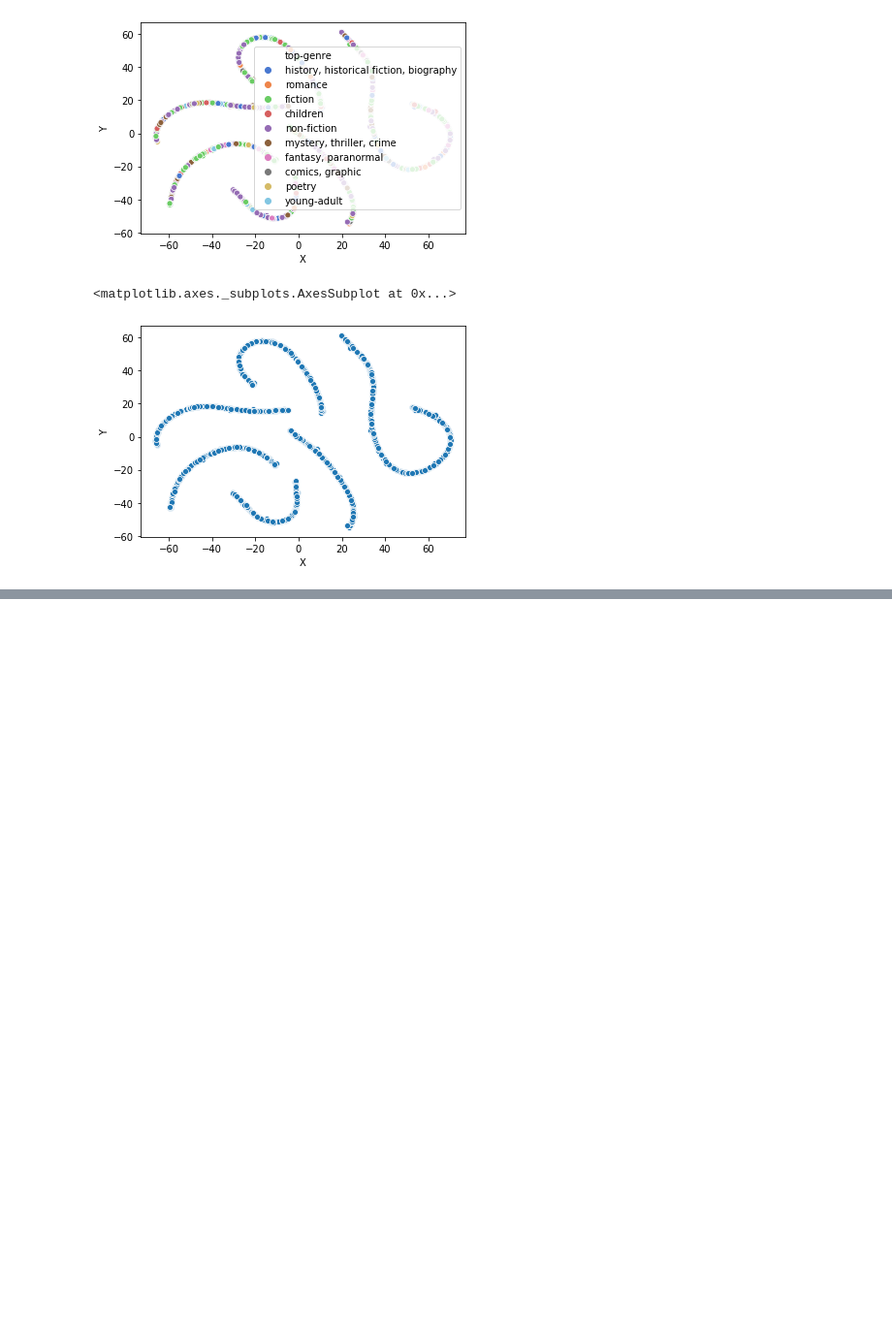
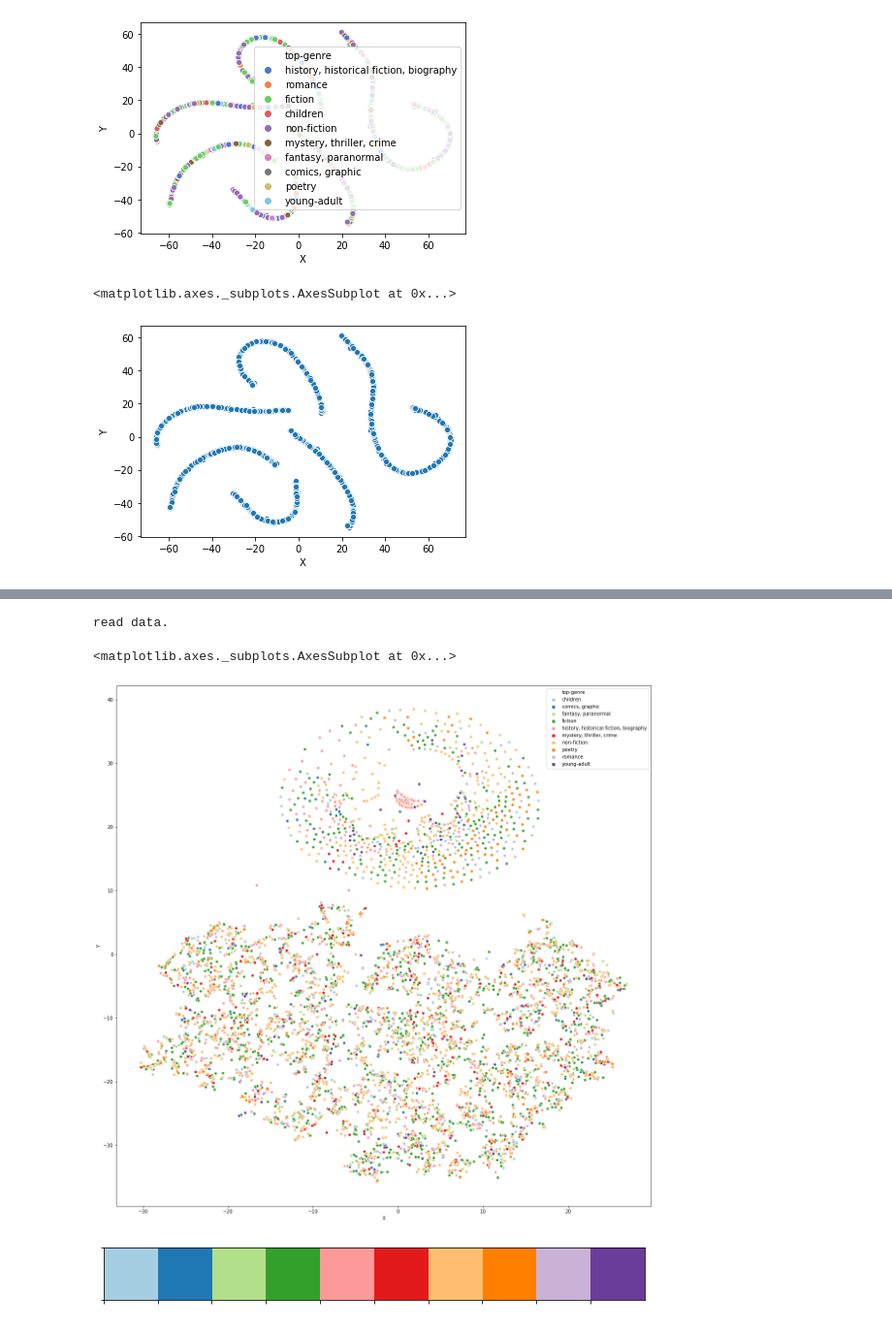
Before and after one commit to Ambbbbberwang/guess_u_like, a Jupyter notebook: OLD/ScratchWork.ipynb, the cells around one changed output, grey strips where cells are left out. Shown at 97% size. Cells and saved outputs as stored; diff of their text form; code cells hidden in the pictures; blank space fills up the shorter version.

```diff
--- a/OLD/ScratchWork.ipynb
+++ b/OLD/ScratchWork.ipynb
@@ -296 +367,49 @@ sns.scatterplot(x="X", y="Y", data=tsne_df)
+# %%
+items = pd.read_csv(path4, engine='python', header=None)
+print('read data.')
+#print(items.head())
+num_features = items.shape[1]
+items.head()
+# sample data
+#items = items.sample(n=sample, random_state=seed, replace=False)
+items = items.iloc[0:sample, :]
+items=items.sort_values(items.columns[-1])
+#print('sampled data.')
+
+#print(items.head())
+
+X = items.iloc[:,1:num_features-1]
+standardized_X = preprocessing.scale(X)
+
+#items['code'] = pd.Categorical(items.iloc[:,-1])
+#items['code'] = items['code'].cat.codes
+
+
+tsne = TSNE(n_components=2, random_state=seed, perplexity=80, n_iter = 600)
+tsne_obj= tsne.fit_transform(standardized_X)
+tsne_df = pd.DataFrame({'X':tsne_obj[:,0],'Y':tsne_obj[:,1],'top-genre':items.iloc[:,-1]})
+
+# plt.figure(figsize=(12,12))
+# plt.scatter(x=tsne_df['X'], y=tsne_df['Y'], c=items.code, cmap='Spectral')
+# plt.legend(items.code, items.iloc[:,-1])
+
+# plt.show()
+
+
+sns.scatterplot(
+    x="X", y="Y",
+    hue="top-genre",
+    data=tsne_df,
+    legend="full",
+    palette=sns.color_palette("Paired", 10),
+    alpha=1,
+)
+# %% [output]
+read data.
+<matplotlib.axes._subplots.AxesSubplot at 0x...>
+[figure, added]
+# %%
+sns.palplot(sns.color_palette("Paired", 10))
+# %% [output]
+[figure, added]
 # %%
```
Also changed, not shown: parts of 12 cells of this notebook, 21 other files.
